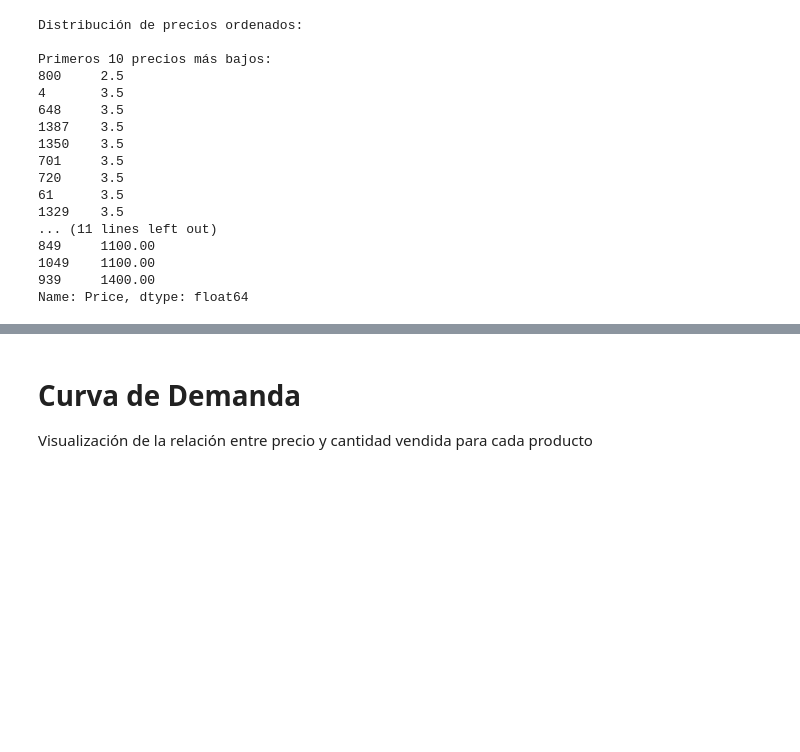
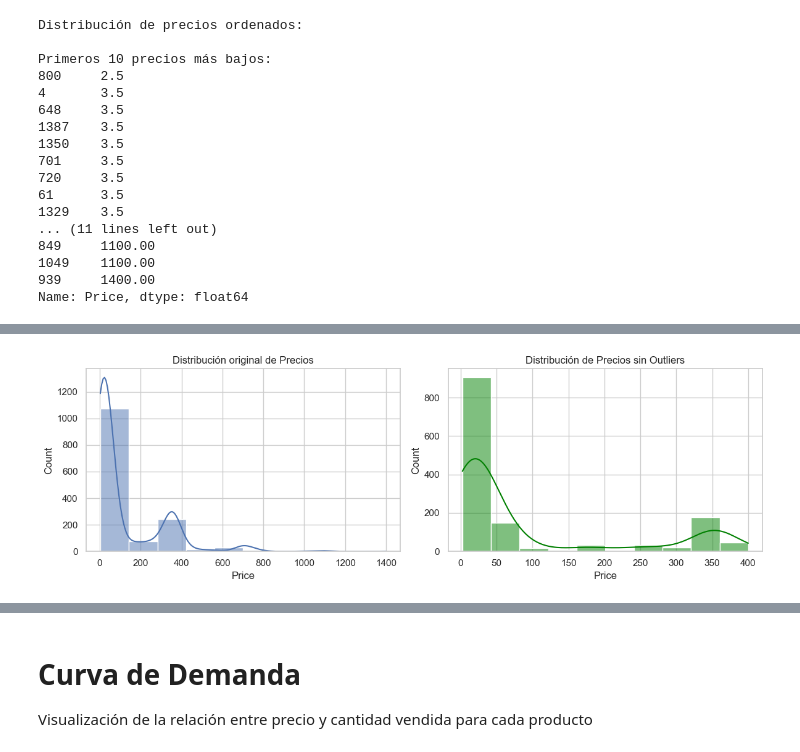
Before and after one commit to armand-analytics/Forecasting, a Jupyter notebook: notebooks/01_EDA.ipynb, the cells around one changed output, grey strips where cells are left out. Cells and saved outputs as stored; diff of their text form; code cells hidden in the pictures; blank space fills up the shorter version.

```diff
--- a/notebooks/01_EDA.ipynb
+++ b/notebooks/01_EDA.ipynb
@@ -229,0 +235,26 @@ plt.show()
+# %%
+# Calculamos los cuartiles y definimos los limites sup e inf
+Q1 = df['Price'].quantile(0.25)
+Q3 = df['Price'].quantile(0.75)
+RI = Q3 - Q1
+limite_inferior = Q1 - 1.5 * RI
+limite_superior = Q3 + 1.5 * RI
+
+# eliminando valores extremos
+df_filtrado = df[(df['Price'] >= limite_inferior) & (df['Price'] <= limite_superior)]
+
+# Histograma antes
+plt.figure(figsize=(12, 4))
+plt.subplot(1, 2, 1)
+sns.histplot(df['Price'], bins=10, kde=True)
+plt.title('Distribución original de Precios')
+
+# Histograma después
+plt.subplot(1, 2, 2)
+sns.histplot(df_filtrado['Price'], bins=10, kde=True, color='green')
+plt.title('Distribución de Precios sin Outliers')
+
+plt.tight_layout()
+plt.show()
+# %% [output]
+[figure, added]
```
Also changed, not shown: parts of 10 cells of this notebook, 2 other files.
